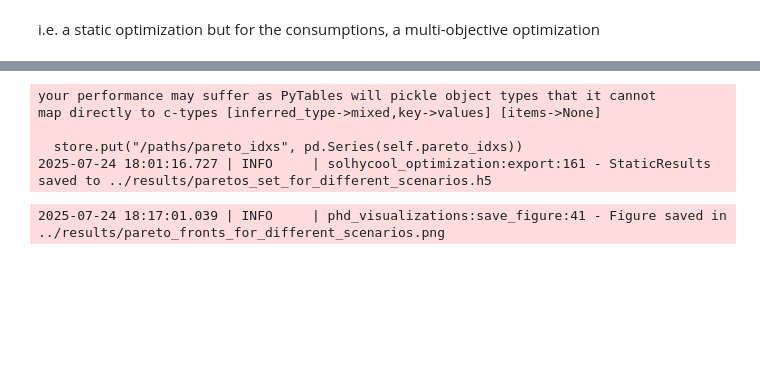
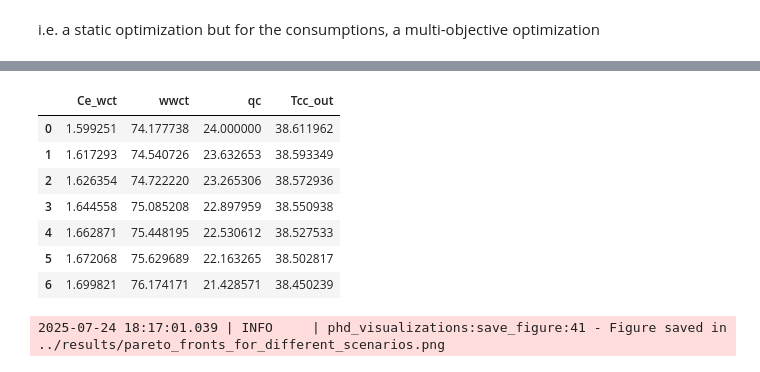
Before and after one commit to juan11iguel/SOLhycool, a Jupyter notebook: optimization/notebooks/cc_generate_pareto_fronts.ipynb, the cells around one changed output, grey strips where cells are left out. Saved outputs shown, nothing was run; the diff lists cells and outputs as text; code cells hidden in the pictures; blank space fills up the shorter version.

```diff
--- a/optimization/notebooks/cc_generate_pareto_fronts.ipynb
+++ b/optimization/notebooks/cc_generate_pareto_fronts.ipynb
@@ -69,6 +201,10 @@ df_env
 paretos_set = generate_set_of_paretos(
     df_env=df_env,
     n_parallel_evals=20,
-    dv_values=ValuesDecisionVariables.initialize(n_updates).generate_arrays(),
+    dv_values=dv_values,
+    eval_config=sim_config,
 )
+
+paretos_set.export(results_path / f"paretos_set_for_different_scenarios_{case_study_id}.h5")
+paretos_set.visualize()
 # %% [output]
@@ -96,11 +230,14 @@ TypeError: unsupported operand type(s) for *: 'NoneType' and 'float'
-# %%
-paretos_set.export(results_path / "paretos_set_for_different_scenarios.h5")
-# %% [output]
-your performance may suffer as PyTables will pickle object types that it cannot
-map directly to c-types [inferred_type->mixed,key->values] [items->None]
-
-  store.put("/paths/pareto_idxs", pd.Series(self.pareto_idxs))
-2025-07-24 18:01:16.727 | INFO     | solhycool_optimization:export:161 - StaticResults saved to ../results/paretos_set_for_different_scenarios.h5
+# %%
+paretos_set.df_paretos[0][["Ce_wct", "wwct", "qc", "Tcc_out"]]
+# %% [output]
+|  | Ce_wct | wwct | qc | Tcc_out |
+| 0 | 1.599251 | 74.177738 | 24.000000 | 38.611962 |
+| 1 | 1.617293 | 74.540726 | 23.632653 | 38.593349 |
+| 2 | 1.626354 | 74.722220 | 23.265306 | 38.572936 |
+| 3 | 1.644558 | 75.085208 | 22.897959 | 38.550938 |
+| 4 | 1.662871 | 75.448195 | 22.530612 | 38.527533 |
+| 5 | 1.672068 | 75.629689 | 22.163265 | 38.502817 |
+| 6 | 1.699821 | 76.174171 | 21.428571 | 38.450239 |
 # %%
 from solhycool_visualization.optimization import plot_pareto_front
 from phd_visualizations.test_timeseries import experimental_results_plot
```
Also changed, not shown: parts of 12 cells of this notebook, 12 other files.
